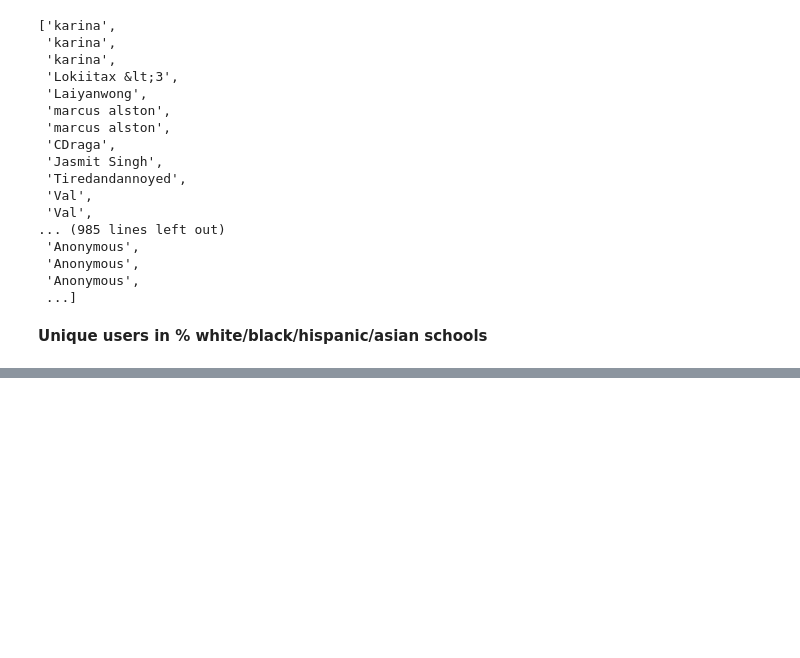
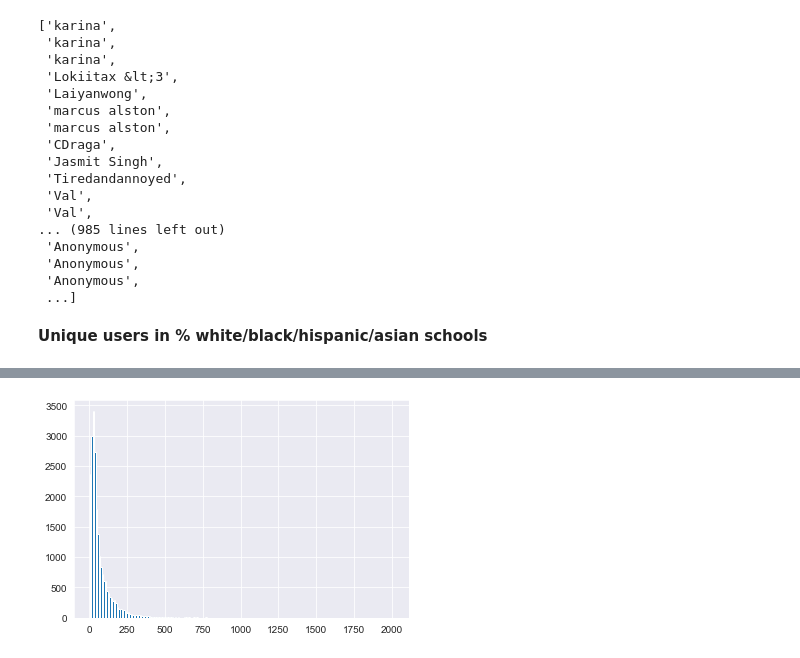
Before and after one commit to kevinmacmat/measuring_community_school_satisfaction, a Jupyter notebook: eda/comments_metadata_eda.ipynb, the cells around one changed output, grey strips where cells are left out. Saved outputs shown, nothing was run; the diff lists cells and outputs as text; code cells hidden in the pictures; blank space fills up the shorter version.

```diff
--- a/eda/comments_metadata_eda.ipynb
+++ b/eda/comments_metadata_eda.ipynb
@@ -338,0 +423,5 @@ enrollment
+# %%
+plt.hist(df.num_words, bins=200)
+plt.show()
+# %% [output]
+[figure, added]
```
Also changed, not shown: parts of 25 cells of this notebook.
